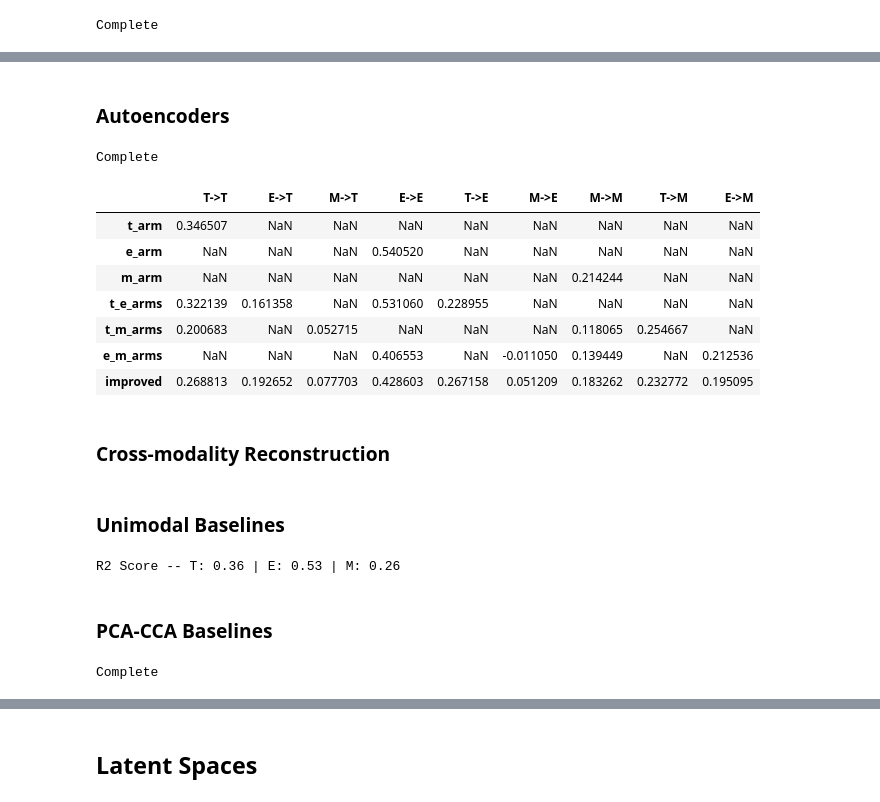
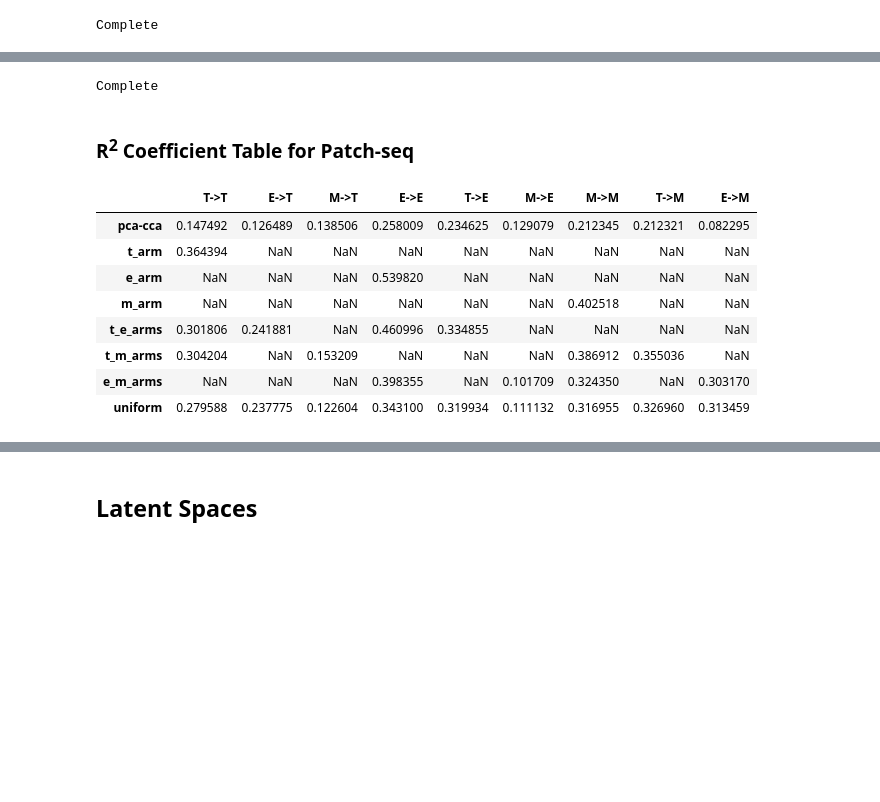
Before and after one commit to AllenInstitute/cplAE_MET, a Jupyter notebook: notebooks/MET_testing.ipynb, the cells around one changed output, grey strips where cells are left out. Drawn from its saved outputs; the diff is of its cells as text; code cells hidden in the pictures; blank space fills up the shorter version.

```diff
--- a/notebooks/MET_testing.ipynb
+++ b/notebooks/MET_testing.ipynb
@@ -56,7 +56,7 @@ def get_pc_cca_baselines(modal_1, modal_2, latent_dim):
     experiment = utils.load_experiment(f"results/{modal_1}_arm")
     data = utils.load_data(experiment)
     train_data = data.query(experiment["train_ids"], [modal_1, modal_2])
-    test_data = data.query(experiment["test_ids"], [modal_1, modal_2])
+    test_data = data.query(experiment["test_ids"], ["T", "E", "M"], platforms = ["patchseq"])
     num_train = len(train_data["specimen_id"])
     x1 = np.concatenate([train_data[f"{modal_1}_dat"], test_data[f"{modal_1}_dat"]])
     x2 = np.concatenate([train_data[f"{modal_2}_dat"], test_data[f"{modal_2}_dat"]])
@@ -73,6 +73,11 @@ def get_r2_scores(exp_recon_dict):
         num_samples = recon.shape[0]
         orig_flat = modal_data[f"{out_modal}_dat"].reshape(num_samples, -1)
         recon_flat = recon.reshape(num_samples, -1)
+
+        # squares = np.square(orig_flat - recon_flat).sum(0)
+        # variances = np.square(orig_flat - orig_flat.mean(0, keepdims = True)).sum(0)
+        # r2_error = 1 - (squares / variances).mean()
+
         scores[modal_string] = r2_score(orig_flat, recon_flat)
     return scores
 # %%
@@ -172,5 +177,5 @@ def pc_cca(XT, XE, train_ind, pc_dim_T, pc_dim_E, cca_dim):
 ## Models
 # %%
 model_paths = ["baselines/t_arm", "baselines/e_arm", "baselines/m_arm", "baselines/t_e_arms", "baselines/t_m_arms", "baselines/e_m_arms",
-              "met/improved"]
+              "met/uniform"]
 model_data = {path.split("/")[-1]: load_all(path) for path in model_paths}
@@ -206,12 +195,13 @@ print("Complete")
 # %% [output]
 Complete
 # %%
+cca_scores = {}
 for (key, cca_data) in cca_results.items():
     (modal_1, modal_2) = key.split("-")
     ((_, _, xr1, xr2, xr1_2, xr2_1), data_dict) = cca_data[1]
     (x1, x2) = (data_dict[f"{modal_1}_dat"], data_dict[f"{modal_2}_dat"])
-    score1 = r2_score(x1.reshape([x1.shape[0], -1]), xr1)
-    score2 = r2_score(x2.reshape([x2.shape[0], -1]), xr2)
-    score1_2 = r2_score(x1.reshape([x1.shape[0], -1]), xr1_2)
-    score2_1 = r2_score(x2.reshape([x2.shape[0], -1]), xr2_1)
-    print(f"{modal_1}->{modal_1}: {score1:.2f} | {modal_2}->{modal_2}: {score2:.2f} | {modal_2}->{modal_1}: {score1_2:.2f} | {modal_1}->{modal_2}: {score2_1:.2f}")
+    cca_scores.setdefault(f"{modal_1}->{modal_1}", []).append(r2_score(x1.reshape([x1.shape[0], -1]), xr1))
+    cca_scores.setdefault(f"{modal_2}->{modal_2}", []).append(r2_score(x2.reshape([x2.shape[0], -1]), xr2))
+    cca_scores.setdefault(f"{modal_2}->{modal_1}", []).append(r2_score(x1.reshape([x1.shape[0], -1]), xr1_2))
+    cca_scores.setdefault(f"{modal_1}->{modal_2}", []).append(r2_score(x2.reshape([x2.shape[0], -1]), xr2_1))
+cca_best = {modals: max(scores) for (modals, scores) in cca_scores.items()}
@@ -264,15 +208,14 @@ recons["improved"]["E->T"]
-# %% [markdown]
-### Autoencoders
 # %%
 recons = {}
 for (exp_name, exp_dict) in model_data.items():
+    patchseq_ids = exp_dict["data"].query(exp_dict["experiment"]["test_ids"], ["M", "E", "T"])["specimen_id"]
     recons[exp_name] = {}
     modalities = exp_dict["model"].modal_arms.keys()
     for in_modal in modalities:
         for out_modal in modalities:
-            print(f"Generating {exp_name}: {in_modal} -> {out_modal}", end = "\r")
+            print(f"Generating {exp_name}: {in_modal} -> {out_modal}             ", end = "\r")
             (recon, modal_data) = get_reconstruction(
-                exp_dict["model"], exp_dict["data"], exp_dict["experiment"]["test_ids"], in_modal, out_modal,
+                exp_dict["model"], exp_dict["data"], patchseq_ids, in_modal, out_modal,
                 out_exists = True)
             recons[exp_name][f"{in_modal}->{out_modal}"] = (recon, modal_data)
 print("Complete                      ")
@@ -280,44 +223,25 @@ print("Complete                      ")
 Complete
 # %%
 r2_scores = {exp_name: get_r2_scores(recon_dict) for (exp_name, recon_dict) in recons.items()}
+# %% [markdown]
+### R<sup>2</sup> Coefficient Table for Patch-seq
 # %%
 modal_pairs = ["TT", "ET", "MT", "EE", "TE", "ME", "MM", "TM", "EM"]
 within_r2 = {f"{modal_1}->{modal_2}": {} for (modal_1, modal_2) in modal_pairs}
+for (modal_string, score) in cca_best.items():
+    within_r2[modal_string]["pca-cca"] = score
 for (exp_name, r2_dict) in r2_scores.items():
     for (modal_string, within_dict) in within_r2.items():
         score = r2_dict.get(modal_string)
         within_dict[exp_name] = score
 pd.DataFrame(within_r2)
 # %% [output]
 |  | T->T | E->T | M->T | E->E | T->E | M->E | M->M | T->M | E->M |
-| t_arm | 0.346507 | NaN | NaN | NaN | NaN | NaN | NaN | NaN | NaN |
-| e_arm | NaN | NaN | NaN | 0.540520 | NaN | NaN | NaN | NaN | NaN |
-| m_arm | NaN | NaN | NaN | NaN | NaN | NaN | 0.214244 | NaN | NaN |
-| t_e_arms | 0.322139 | 0.161358 | NaN | 0.531060 | 0.228955 | NaN | NaN | NaN | NaN |
-| t_m_arms | 0.200683 | NaN | 0.052715 | NaN | NaN | NaN | 0.118065 | 0.254667 | NaN |
-| e_m_arms | NaN | NaN | NaN | 0.406553 | NaN | -0.011050 | 0.139449 | NaN | 0.212536 |
-| improved | 0.268813 | 0.192652 | 0.077703 | 0.428603 | 0.267158 | 0.051209 | 0.183262 | 0.232772 | 0.195095 |
+| pca-cca | 0.147492 | 0.126489 | 0.138506 | 0.258009 | 0.234625 | 0.129079 | 0.212345 | 0.212321 | 0.082295 |
+| t_arm | 0.364394 | NaN | NaN | NaN | NaN | NaN | NaN | NaN | NaN |
+| e_arm | NaN | NaN | NaN | 0.539820 | NaN | NaN | NaN | NaN | NaN |
+| m_arm | NaN | NaN | NaN | NaN | NaN | NaN | 0.402518 | NaN | NaN |
+| t_e_arms | 0.301806 | 0.241881 | NaN | 0.460996 | 0.334855 | NaN | NaN | NaN | NaN |
+| t_m_arms | 0.304204 | NaN | 0.153209 | NaN | NaN | NaN | 0.386912 | 0.355036 | NaN |
+| e_m_arms | NaN | NaN | NaN | 0.398355 | NaN | 0.101709 | 0.324350 | NaN | 0.303170 |
+| uniform | 0.279588 | 0.237775 | 0.122604 | 0.343100 | 0.319934 | 0.111132 | 0.316955 | 0.326960 | 0.313459 |
-# %% [markdown]
-### Cross-modality Reconstruction
-# %% [markdown]
-### Unimodal Baselines
-# %%
-t_r2 = get_baseline("T")
-e_r2 = get_baseline("E")
-m_r2 = get_baseline("M")
-print(f"R2 Score -- T: {t_r2:.2f} | E: {e_r2:.2f} | M: {m_r2:.2f}")
-# %% [output]
-R2 Score -- T: 0.36 | E: 0.53 | M: 0.26
-# %% [markdown]
-### PCA-CCA Baselines
-# %%
-cca_results = {}
-modalities = ["T", "E", "M"]
-for i in range(3):
-    for j in range(i + 1, 3):
-        (modal_1, modal_2) = (modalities[i], modalities[j])
-        print(f"{modal_1}-{modal_2}", end = "\r")
-        cca_results[f"{modal_1}-{modal_2}"] = get_pc_cca_baselines(modal_1, modal_2, 3)
-print("Complete")
-# %% [output]
-Complete
```
Also changed, not shown: parts of 46 cells of this notebook.
